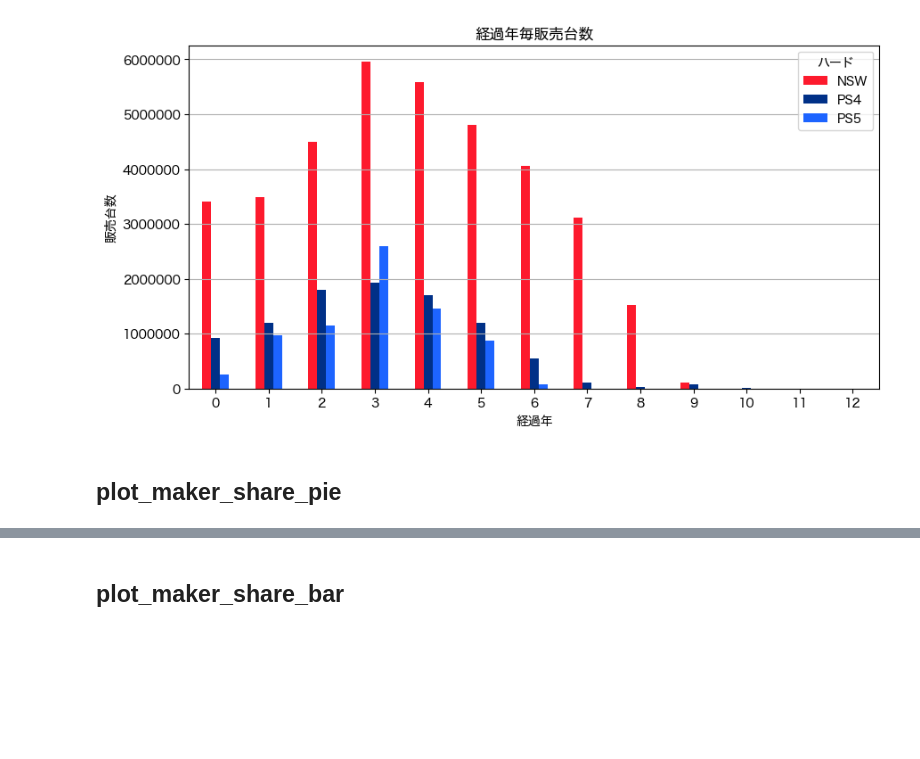
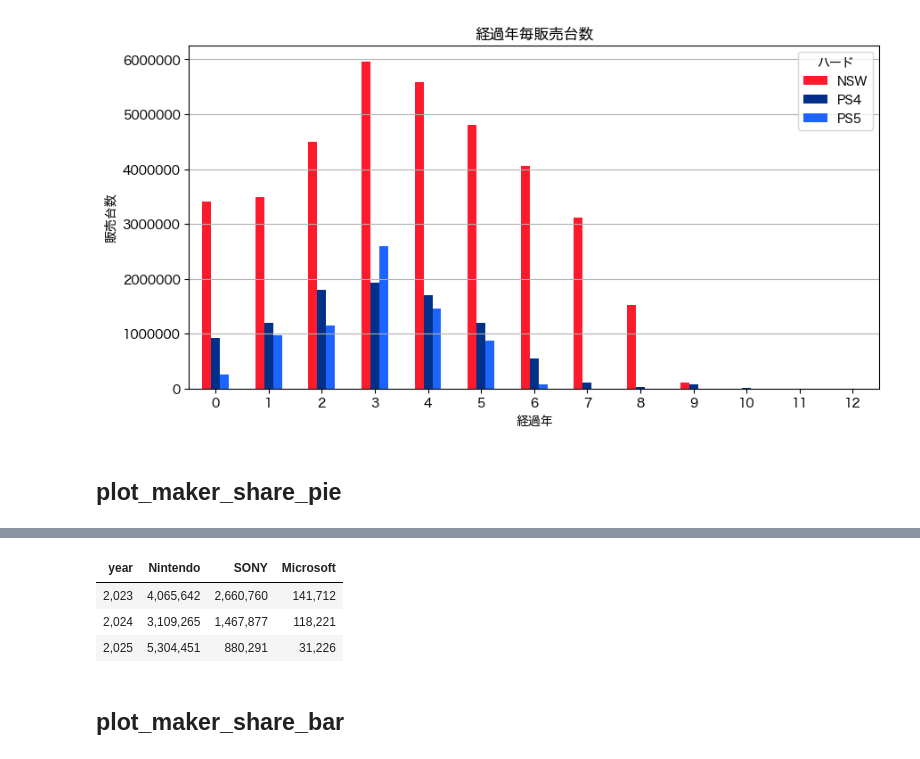
Before and after one commit to hidenden/gamedata, a Jupyter notebook: notebook/example/plot_bar_example.ipynb, the cells around one changed output, grey strips where cells are left out. Cells and saved outputs as stored; diff of their text form; code cells hidden in the pictures; blank space fills up the shorter version.

```diff
--- a/notebook/example/plot_bar_example.ipynb
+++ b/notebook/example/plot_bar_example.ipynb
@@ -181,3 +181,10 @@ df
+# %%
+df
+# %% [output]
+| year | Nintendo | SONY | Microsoft |
+| 2,023 | 4,065,642 | 2,660,760 | 141,712 |
+| 2,024 | 3,109,265 | 1,467,877 | 118,221 |
+| 2,025 | 5,304,451 | 880,291 | 31,226 |
 # %% [markdown]
 ## plot_maker_share_bar
 # %%
```
Also changed, not shown: parts of 1 cell of this notebook, 1 other file.
